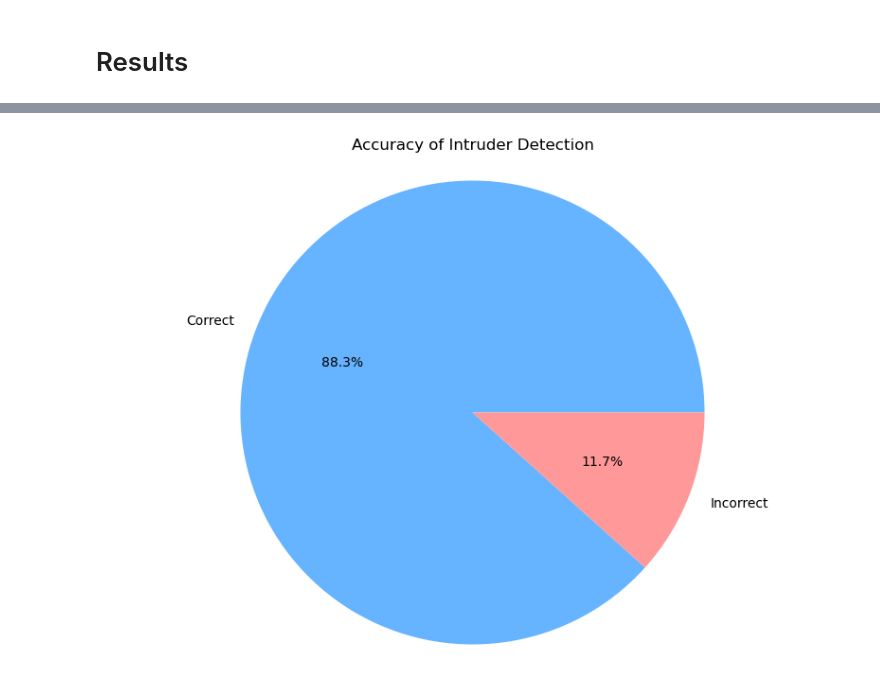
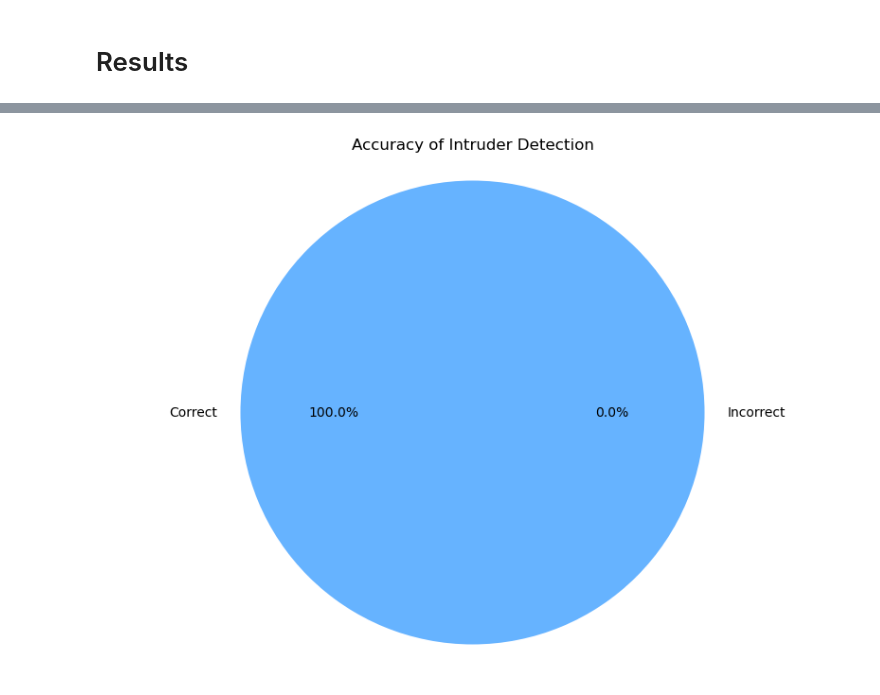
Before and after one commit to ivangermanov/openml-tags, a Jupyter notebook: notebooks/gpt_evaluation.ipynb, the cells around one changed output, grey strips where cells are left out. Drawn from its saved outputs; the diff is of its cells as text; code cells hidden in the pictures.

```diff
--- a/notebooks/gpt_evaluation.ipynb
+++ b/notebooks/gpt_evaluation.ipynb
@@ -246,0 +170,3 @@ len(not_found_entries)
+# %%
+with open(f"./human_evaluation_baseline_all.json", "r") as f:
+    human_evaluation_baseline_all = json.load(f)
@@ -248,0 +334,27 @@ len(not_found_entries)
+# %%
+# These two have the same end format
+# dataset_to_use = "gpt_evaluation_results_baseline.json" # based on human_evaluation_baseline_all
+dataset_to_use = "gpt_evaluation_results.json" # based on human_evaluation_all
+# dataset_to_use = "gpt_evaluation_results_human.json" # based on human_generated_tags
+
+with open(dataset_to_use, 'r') as f:
+    results = json.load(f)
+# %%
+# human_evaluation_all and human_evaluation have the same format, but not human_evaluation_baseline_all
+human_evaluation_to_use = "human_evaluation_all.json"
+# human_evaluation_to_use = "human_evaluation_baseline_all.json" # this one won't work, since it doesn't have labels, overarching_labels, and keywords_labels, so just don't use it
+# human_evaluation_to_use = "human_evaluation.json" # contains only the datasets that are/were to be rated by humans (subset of human_evaluation_all)
+
+with open(human_evaluation_to_use, "r") as f:
+    human_evaluation = json.load(f)
+# %%
+# leave only those in data that are in human_evaluation
+new_data = []
+for i in range(len(results)):
+    for j in range(len(human_evaluation)):
+        if results[i]['document'] in human_evaluation[j]['sequence'] or human_evaluation[j]['sequence'] in results[i]['document']:
+            new_data.append(results[i])
+            break
+
+results = new_data
+results
@@ -249,19 +379,16 @@ len(not_found_entries)
 # %%
-with open('gpt_evaluation_results.json', 'r') as f:
-    data = json.load(f)
-
-correct_detections = sum(1 for entry in data if entry['stage_1_result']['intruder'] == entry['lowest_confidence_tag'])
-total_entries = len(data)
+correct_detections = sum(1 for entry in results if entry['stage_1_result']['intruder'] == entry['lowest_confidence_tag'])
+total_entries = len(results)
 incorrect_detections = total_entries - correct_detections
 
 plt.figure(figsize=(10, 7))
 plt.pie([correct_detections, incorrect_detections],
         labels=['Correct', 'Incorrect'],
         autopct='%1.1f%%',
         colors=['#66b3ff', '#ff9999'])
 plt.title('Accuracy of Intruder Detection')
 plt.axis('equal')
 plt.show()
 # %% [output]
-[figure, old version]
+[figure, new version]
 # %%
```
Also changed, not shown: parts of 35 cells of this notebook, 4 other files.
